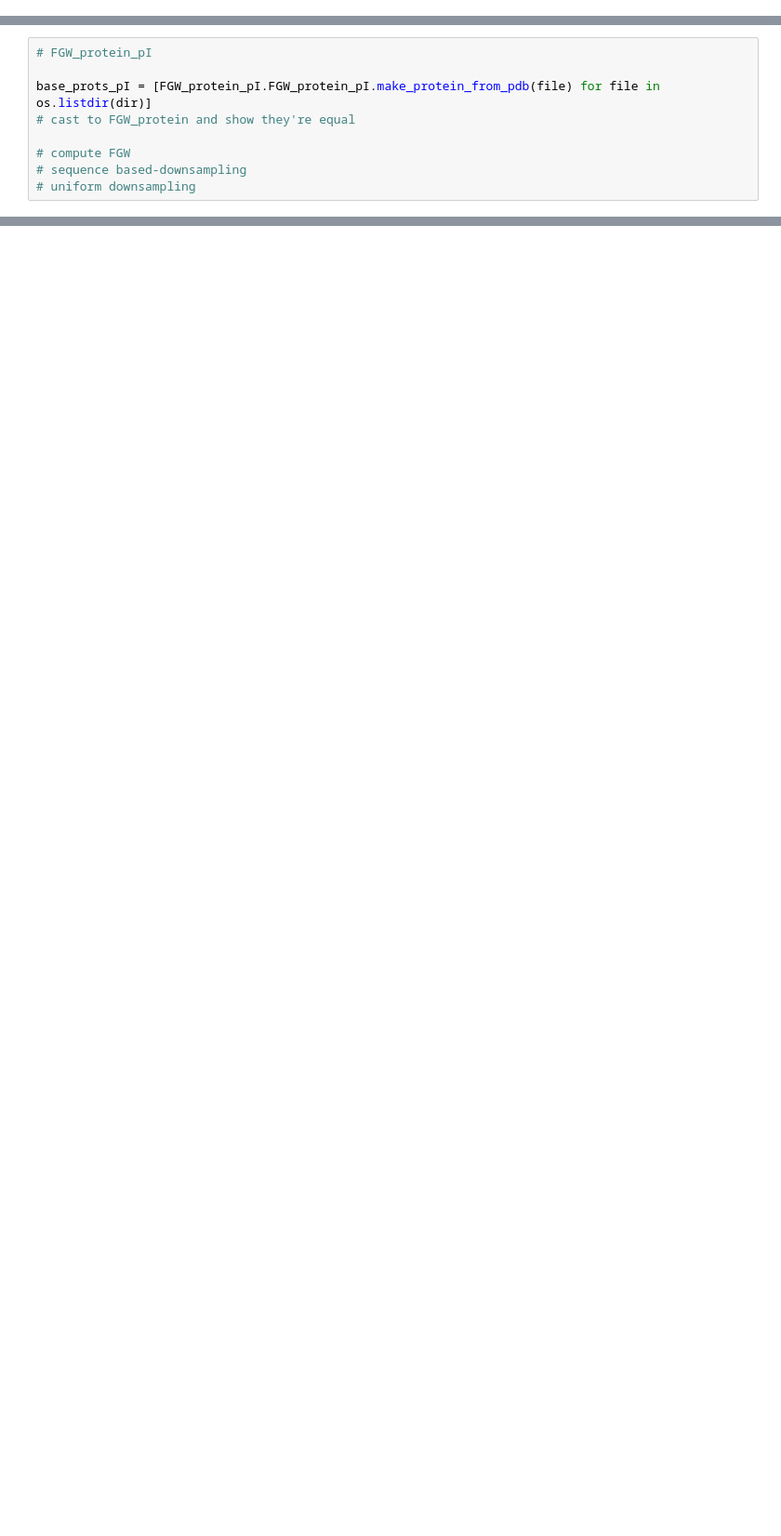
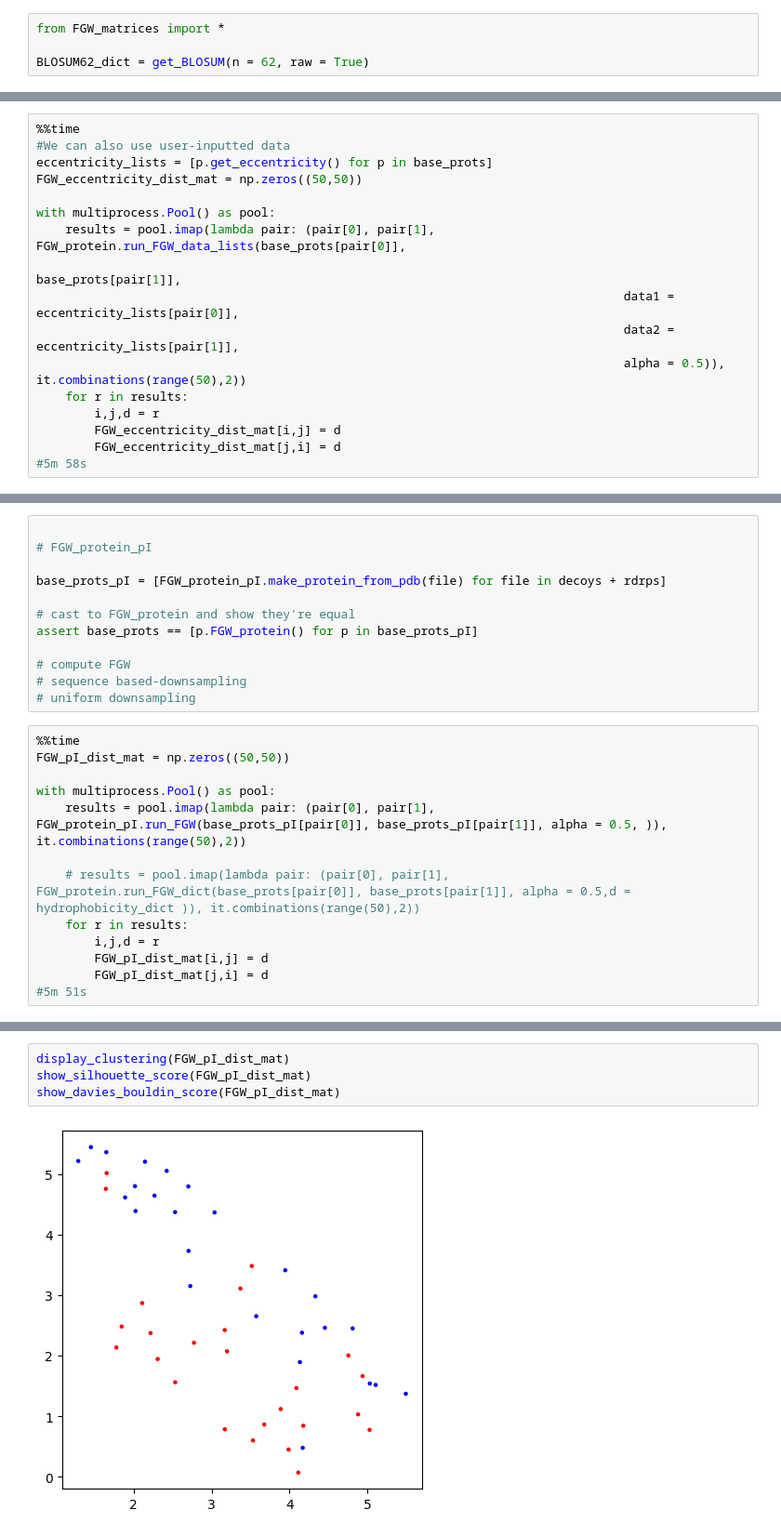
Before and after one commit to CamaraLab/GWProt, a Jupyter notebook: Examples/Example 2.ipynb, the cells around one changed output, grey strips where cells are left out. Shown at 93% size. Saved outputs shown, nothing was run; the diff lists cells and outputs as text; blank space fills up the shorter version.

```diff
--- a/Examples/Example 2.ipynb
+++ b/Examples/Example 2.ipynb
@@ -20 +179,5 @@ assert downsampled_then_scaled_prots == scaled_then_downsampled_prots
+# %%
+from FGW_matrices import *
+
+BLOSUM62_dict = get_BLOSUM(n = 62, raw = True)
 # %%
@@ -23,0 +210,17 @@ assert downsampled_then_scaled_prots == scaled_then_downsampled_prots
+# %%
+%%time
+#We can also use user-inputted data
+eccentricity_lists = [p.get_eccentricity() for p in base_prots]
+FGW_eccentricity_dist_mat = np.zeros((50,50))
+
+with multiprocess.Pool() as pool:
+    results = pool.imap(lambda pair: (pair[0], pair[1], FGW_protein.run_FGW_data_lists(base_prots[pair[0]],
+                                                                                 base_prots[pair[1]],
+                                                                                 data1 = eccentricity_lists[pair[0]],
+                                                                                 data2 = eccentricity_lists[pair[1]],
+                                                                                 alpha = 0.5)), it.combinations(range(50),2))
+    for r in results:
+        i,j,d = r
+        FGW_eccentricity_dist_mat[i,j] = d
+        FGW_eccentricity_dist_mat[j,i] = d
+#5m 58s
@@ -24,9 +243,25 @@ assert downsampled_then_scaled_prots == scaled_then_downsampled_prots
 # %%
+
 # FGW_protein_pI
 
-base_prots_pI = [FGW_protein_pI.FGW_protein_pI.make_protein_from_pdb(file) for file in os.listdir(dir)]
+base_prots_pI = [FGW_protein_pI.make_protein_from_pdb(file) for file in decoys + rdrps]
+
 # cast to FGW_protein and show they're equal
+assert base_prots == [p.FGW_protein() for p in base_prots_pI]
 
 # compute FGW
 # sequence based-downsampling
 # uniform downsampling
+# %%
+%%time
+FGW_pI_dist_mat = np.zeros((50,50))
+
+with multiprocess.Pool() as pool:
+    results = pool.imap(lambda pair: (pair[0], pair[1], FGW_protein_pI.run_FGW(base_prots_pI[pair[0]], base_prots_pI[pair[1]], alpha = 0.5, )), it.combinations(range(50),2))
+
+    # results = pool.imap(lambda pair: (pair[0], pair[1], FGW_protein.run_FGW_dict(base_prots[pair[0]], base_prots[pair[1]], alpha = 0.5,d = hydrophobicity_dict )), it.combinations(range(50),2))
+    for r in results:
+        i,j,d = r
+        FGW_pI_dist_mat[i,j] = d
+        FGW_pI_dist_mat[j,i] = d
+#5m 51s
@@ -32,0 +271,6 @@ base_prots_pI = [FGW_protein_pI.FGW_protein_pI.make_protein_from_pdb(file) for f
+# %%
+display_clustering(FGW_pI_dist_mat)
+show_silhouette_score(FGW_pI_dist_mat)
+show_davies_bouldin_score(FGW_pI_dist_mat)
+# %% [output]
+[figure, added]
```
Also changed, not shown: parts of 29 cells of this notebook, 3 other files.
